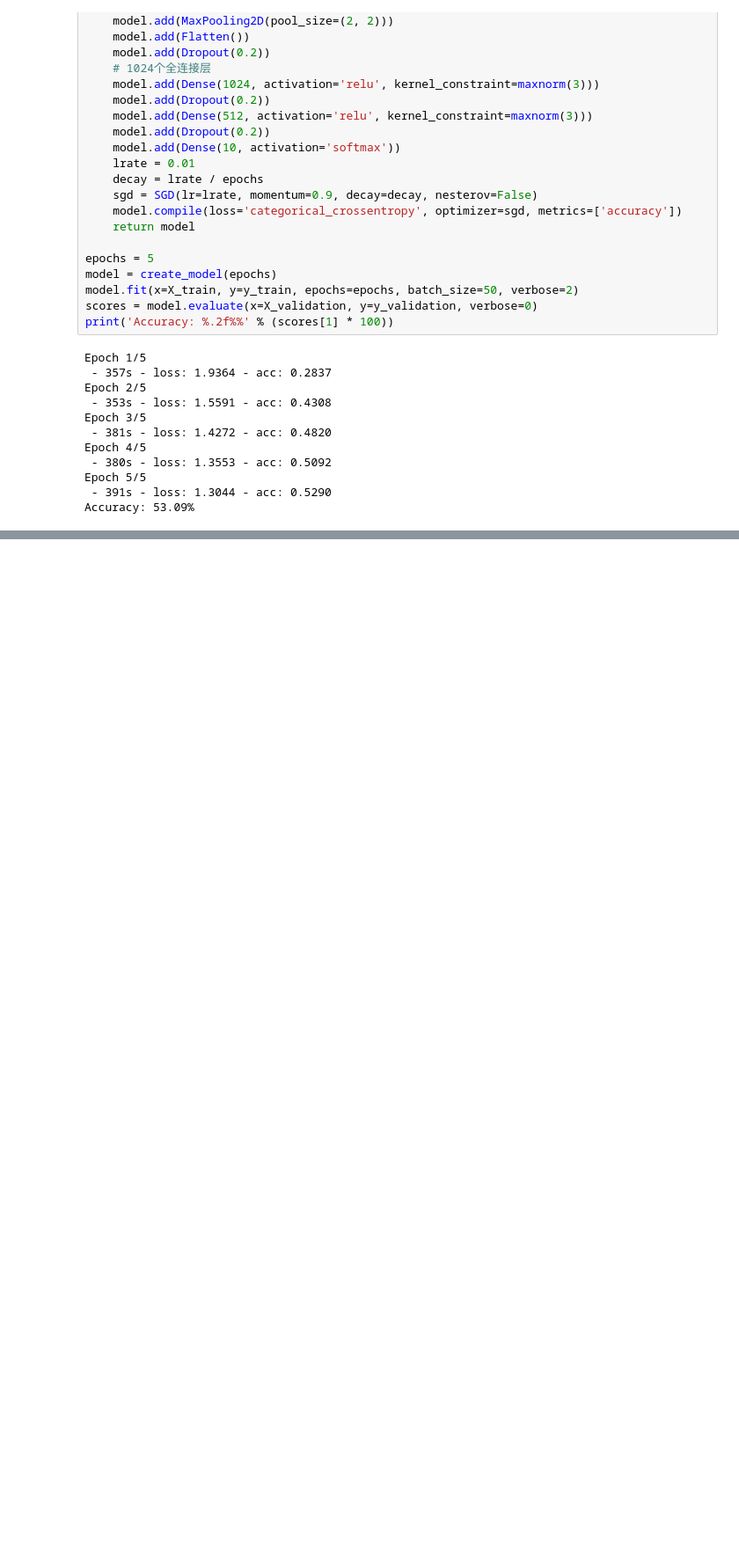
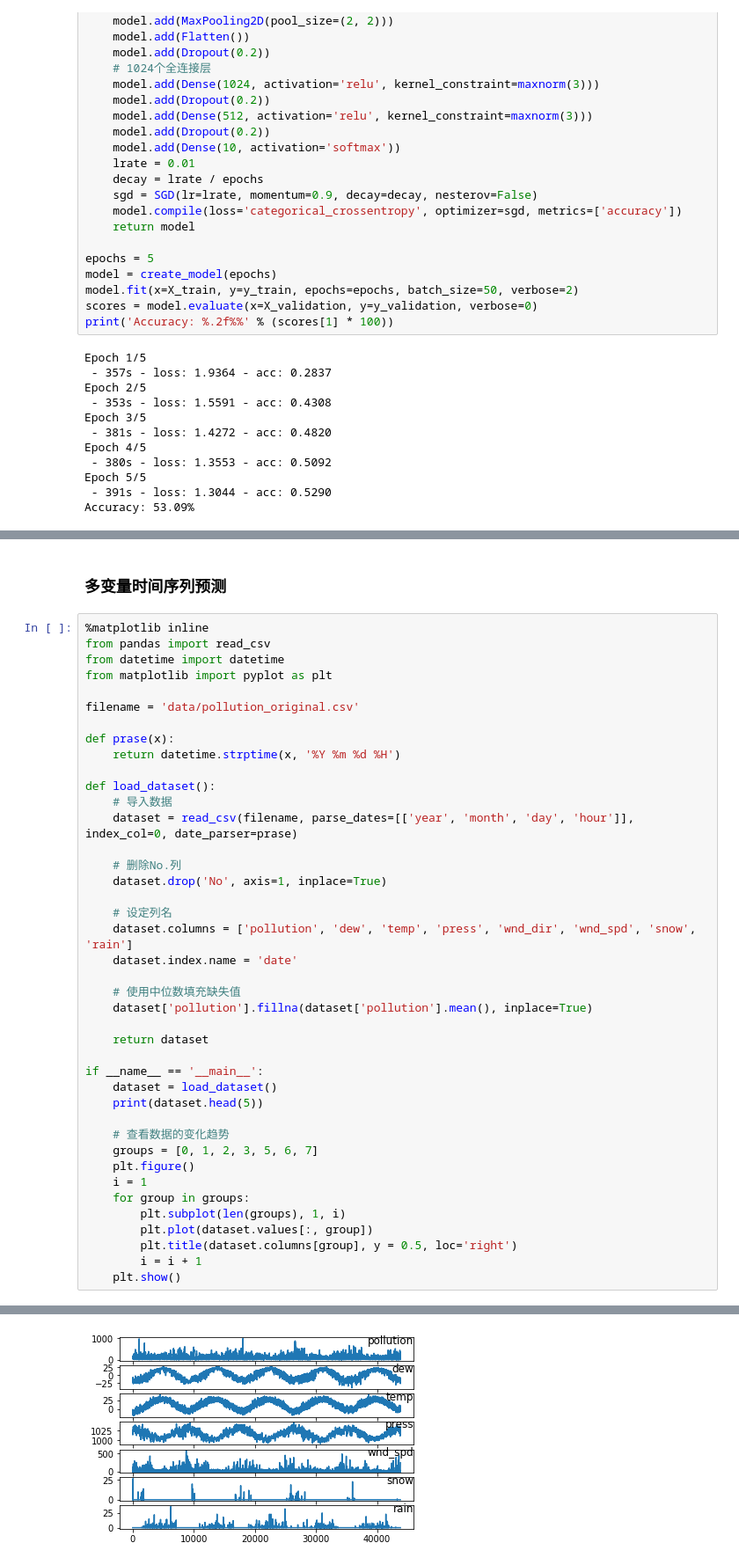
Before and after one commit to willschang/keras_learn, a Jupyter notebook: keras_learn_1.ipynb, the cells around one changed output, grey strips where cells are left out. Shown at 88% size. Cells and saved outputs as stored; diff of their text form; blank space fills up the shorter version.

```diff
--- a/keras_learn_1.ipynb
+++ b/keras_learn_1.ipynb
@@ -1345,0 +1614,44 @@ Accuracy: 53.09%
+# %% [markdown]
+### 多变量时间序列预测
+# %%
+%matplotlib inline
+from pandas import read_csv
+from datetime import datetime
+from matplotlib import pyplot as plt
+
+filename = 'data/pollution_original.csv'
+
+def prase(x):
+    return datetime.strptime(x, '%Y %m %d %H')
+
+def load_dataset():
+    # 导入数据
+    dataset = read_csv(filename, parse_dates=[['year', 'month', 'day', 'hour']], index_col=0, date_parser=prase)
+
+    # 删除No.列
+    dataset.drop('No', axis=1, inplace=True)
+
+    # 设定列名
+    dataset.columns = ['pollution', 'dew', 'temp', 'press', 'wnd_dir', 'wnd_spd', 'snow', 'rain']
+    dataset.index.name = 'date'
+
+    # 使用中位数填充缺失值
+    dataset['pollution'].fillna(dataset['pollution'].mean(), inplace=True)
+
+    return dataset
+
+if __name__ == '__main__':
+    dataset = load_dataset()
+    print(dataset.head(5))
+
+    # 查看数据的变化趋势
+    groups = [0, 1, 2, 3, 5, 6, 7]
+    plt.figure()
+    i = 1
+    for group in groups:
+        plt.subplot(len(groups), 1, i)
+        plt.plot(dataset.values[:, group])
+        plt.title(dataset.columns[group], y = 0.5, loc='right')
+        i = i + 1
+    plt.show()
+# %% [output]
@@ -1345,0 +1665 @@ Accuracy: 53.09%
+[figure, added]
```
Also changed, not shown: parts of 9 cells of this notebook, 2 other files.
